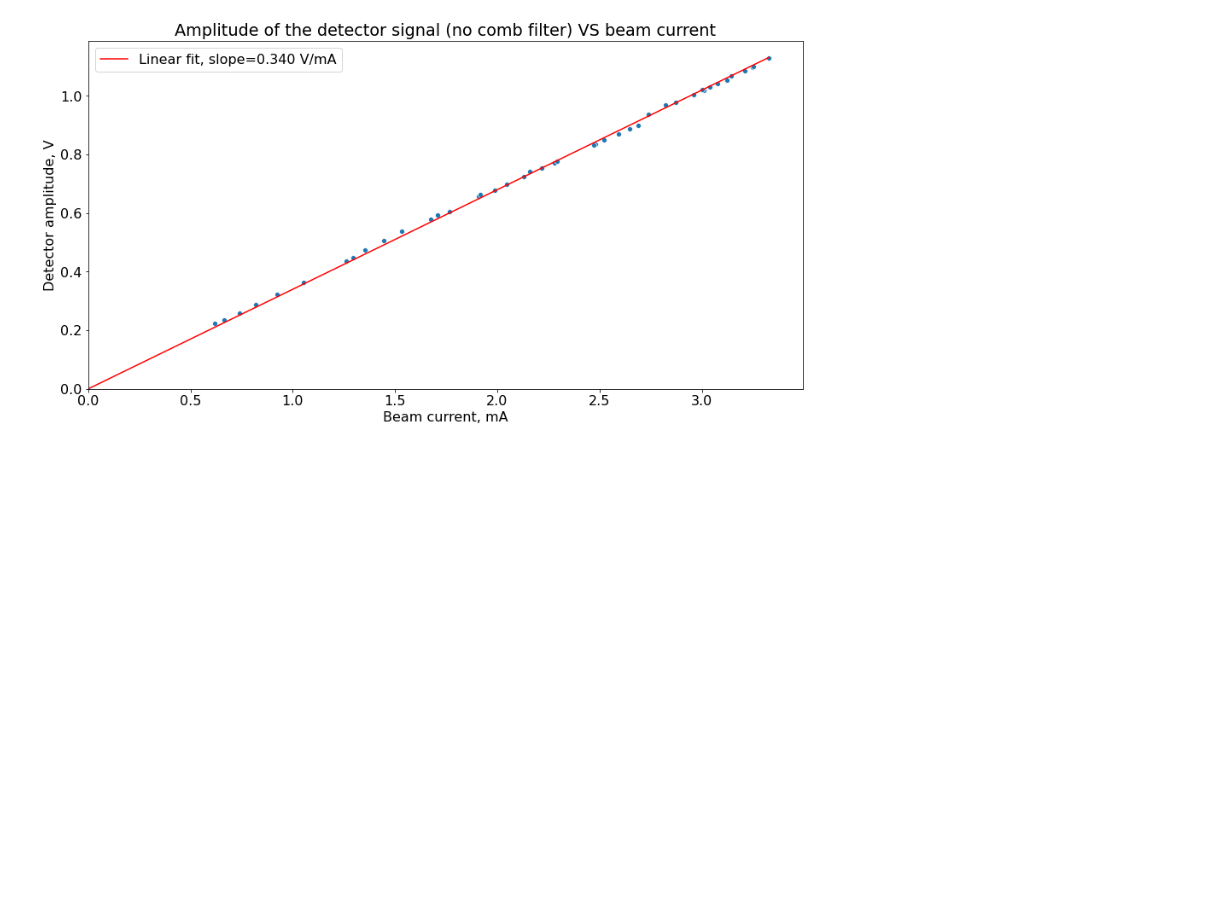
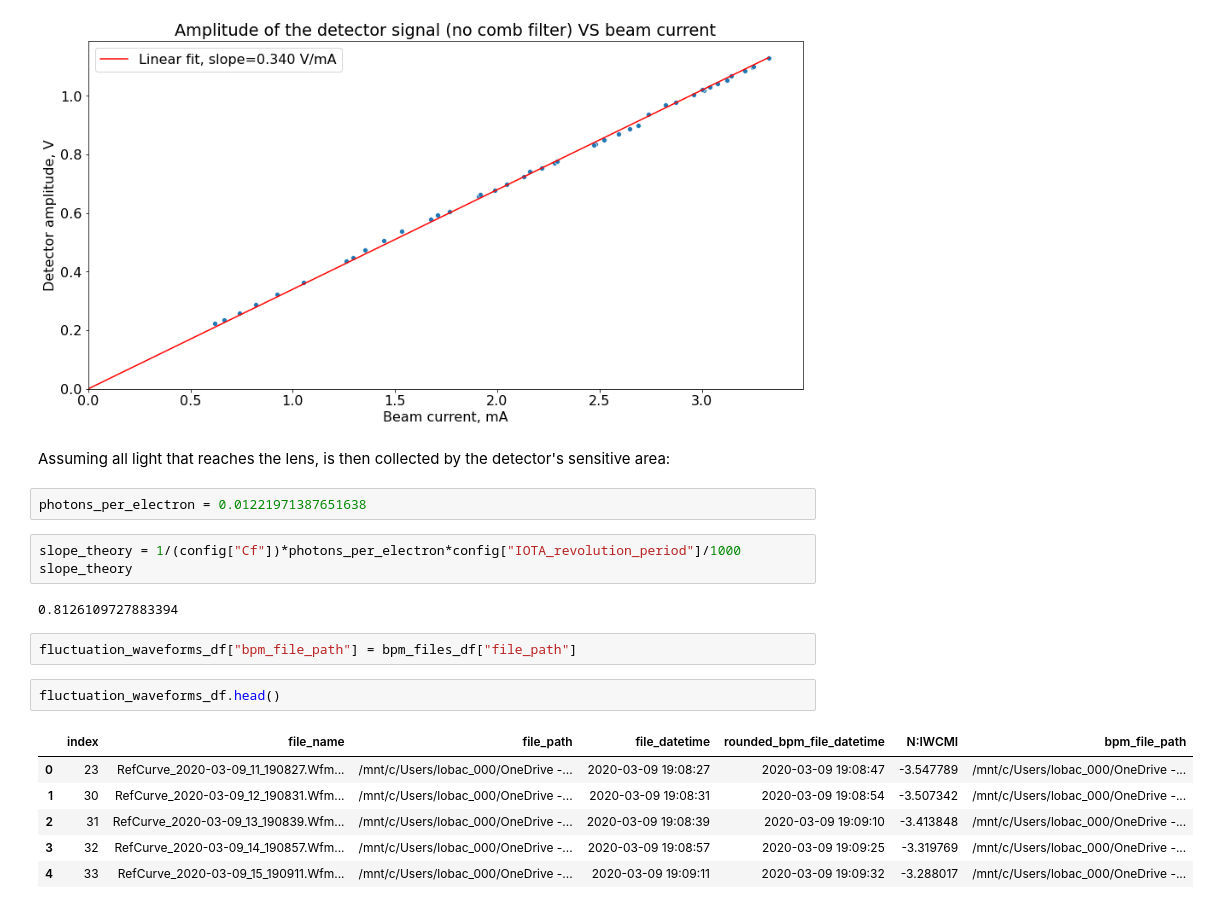
Before and after one commit to IharLobach/fur, a Jupyter notebook: shifts/shift_03_09_2020/amlitude_vs_current.ipynb, the cells around one changed output. Drawn from its saved outputs; the diff is of its cells as text; blank space fills up the shorter version.

```diff
--- a/shifts/shift_03_09_2020/amlitude_vs_current.ipynb
+++ b/shifts/shift_03_09_2020/amlitude_vs_current.ipynb
@@ -75,3 +75,23 @@ ax.set_title("Amplitude of the detector signal (no comb filter) VS beam current"
 plt.show()
 # %% [output]
 [figure]
+# %% [markdown]
+Assuming all light that reaches the lens, is then collected by the detector's sensitive area:
+# %%
+photons_per_electron = 0.01221971387651638
+# %%
+slope_theory = 1/(config["Cf"])*photons_per_electron*config["IOTA_revolution_period"]/1000
+slope_theory
+# %% [output]
+0.8126109727883394
+# %%
+fluctuation_waveforms_df["bpm_file_path"] = bpm_files_df["file_path"]
+# %%
+fluctuation_waveforms_df.head()
+# %% [output]
+|  | index | file_name | file_path | file_datetime | rounded_bpm_file_datetime | N:IWCMI | bpm_file_path |
+| 0 | 23 | RefCurve_2020-03-09_11_190827.Wfm... | /mnt/c/Users/lobac_000/OneDrive -... | 2020-03-09 19:08:27 | 2020-03-09 19:08:47 | -3.547789 | /mnt/c/Users/lobac_000/OneDrive -... |
+| 1 | 30 | RefCurve_2020-03-09_12_190831.Wfm... | /mnt/c/Users/lobac_000/OneDrive -... | 2020-03-09 19:08:31 | 2020-03-09 19:08:54 | -3.507342 | /mnt/c/Users/lobac_000/OneDrive -... |
+| 2 | 31 | RefCurve_2020-03-09_13_190839.Wfm... | /mnt/c/Users/lobac_000/OneDrive -... | 2020-03-09 19:08:39 | 2020-03-09 19:09:10 | -3.413848 | /mnt/c/Users/lobac_000/OneDrive -... |
+| 3 | 32 | RefCurve_2020-03-09_14_190857.Wfm... | /mnt/c/Users/lobac_000/OneDrive -... | 2020-03-09 19:08:57 | 2020-03-09 19:09:25 | -3.319769 | /mnt/c/Users/lobac_000/OneDrive -... |
+| 4 | 33 | RefCurve_2020-03-09_15_190911.Wfm... | /mnt/c/Users/lobac_000/OneDrive -... | 2020-03-09 19:09:11 | 2020-03-09 19:09:32 | -3.288017 | /mnt/c/Users/lobac_000/OneDrive -... |
```
Also changed, not shown: 22 other files.
